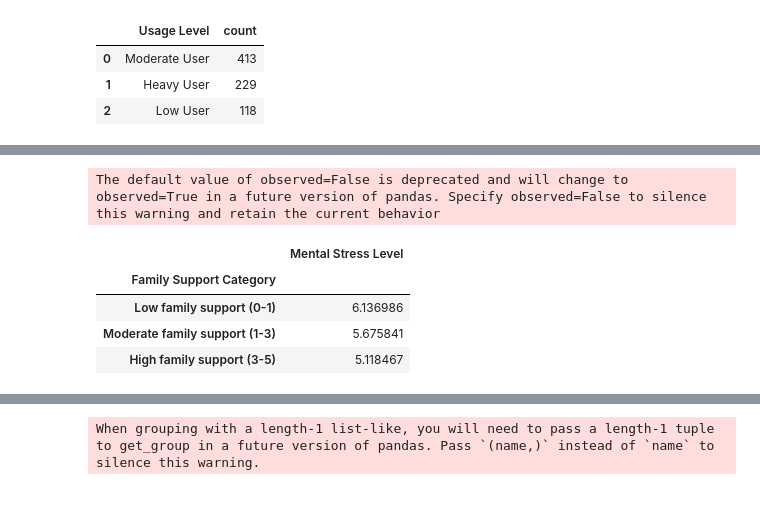
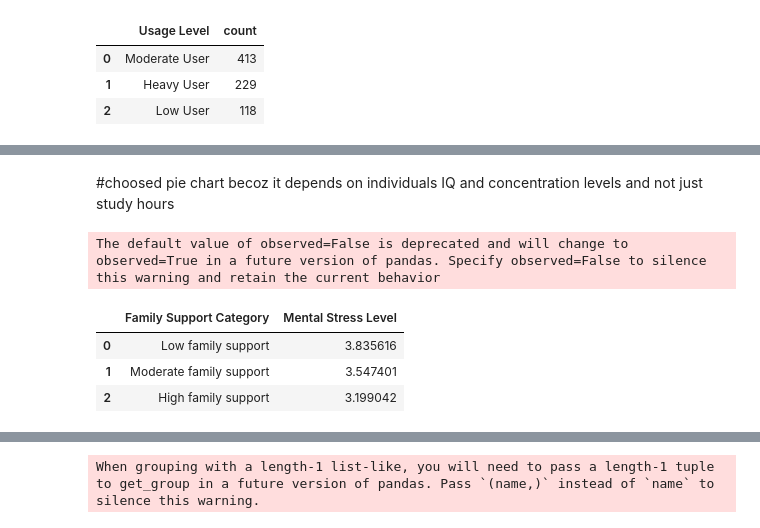
Before and after one commit to saitejaroyal-tech/Student-Lifestyle-Value-Survey-Analysis, a Jupyter notebook: jupiternotebook.ipynb, the cells around one changed output, grey strips where cells are left out. Drawn from its saved outputs; the diff is of its cells as text; code cells hidden in the pictures; blank space fills up the shorter version.

```diff
--- a/jupiternotebook.ipynb
+++ b/jupiternotebook.ipynb
@@ -72 +88,5 @@ Substance Use                         0
 dtype: int64
+# %%
+#mental stress levels should be normalized on scale of 5
+df_lifestyle['Mental Stress Level'] = df_lifestyle['Mental Stress Level'] / df_lifestyle['Mental Stress Level'].max() * 5
+df_lifestyle['Mental Stress Level'].describe()
@@ -72,0 +103,7 @@ dtype: int64
+# %%
+#Academic Performance (GPA)  should be normalized on scale of 10
+df_lifestyle['Academic Performance (GPA)'] = df_lifestyle['Academic Performance (GPA)'] / df_lifestyle['Academic Performance (GPA)'].max() * 10
+df_lifestyle['Academic Performance (GPA)'].describe()
+#Academic Performance (GPA) round off to 2 decimal places
+df_lifestyle['Academic Performance (GPA)'] = df_lifestyle['Academic Performance (GPA)'].round(2)
+df_lifestyle['Academic Performance (GPA)']
@@ -73,7 +123,7 @@ dtype: int64
 # %%
 #Stress Level Distribution
-bins = [0, 3, 6, 10]
-labels = ['Low stress (1-3)', 'Moderate stress (4-6)', 'High stress (7-10)']
+bins = [0, 2,4,5]
+labels = ['Low stress (0-2)', 'Moderate stress (2-4)', 'High stress (4-5)']
 df_lifestyle['Stress Category'] = pd.cut(df_lifestyle['Mental Stress Level'], bins=bins, labels=labels, include_lowest=True)
 
 stress_counts = (
@@ -147,19 +191,13 @@ When grouping with a length-1 list-like, you will need to pass a length-1 tuple
 # %%
 #study hours v/s GPA
-study_bins = [0, 5, 10, 24]
-study_labels = ['Low study (0-2)', 'Moderate study (3-8)', 'High study (>8)']
+study_bins = [0, 7, 14,28]
+study_labels = ['Low study (0-7)', 'Moderate study (8-14)', 'High study (>14)']
 df_lifestyle['Study Category'] = pd.cut(df_lifestyle['Study Hours Per Week'], bins=study_bins, labels=study_labels, include_lowest=True)
 
 df_lifestyle['Study Category'].value_counts()
 study_hours_gpa = df_lifestyle.pivot_table(index='Study Category', values='Academic Performance (GPA)', aggfunc='mean').reset_index()
-study_hours_gpa_fig = px.bar(
-    study_hours_gpa,
-    x='Study Category',
-    y='Academic Performance (GPA)',
-    color='Study Category',title='Average GPA by Study Hours Per Week',
-    template='plotly_white'
-)
-study_hours_gpa_fig.show()
+study_hours_gpa
+study_hours_gpa.iplot(kind='pie',labels='Study Category',values='Academic Performance (GPA)')
 #effective study hours improve academic performance
 # %% [output]
 The default value of observed=False is deprecated and will change to observed=True in a future version of pandas. Specify observed=False to silence this warning and retain the current behavior
@@ -172,15 +204,16 @@ When grouping with a length-1 list-like, you will need to pass a length-1 tuple
 [interactive output not drawn]
+# %% [markdown]
+#choosed pie chart becoz it depends on individuals IQ and concentration levels and not just study hours
 # %%
 #family support v/s mental stress level
 family_support_bins = [0, 1,3,5]
-family_support_labels = ['Low family support (0-1)', 'Moderate family support (1-3)', 'High family support (3-5)']
+family_support_labels = ['Low family support', 'Moderate family support', 'High family support']
 df_lifestyle['Family Support Category'] = pd.cut(df_lifestyle['Family Support'], bins=family_support_bins, labels=family_support_labels, include_lowest=True)
-family_support_mentalstress_level=df_lifestyle.pivot_table(index='Family Support Category',values='Mental Stress Level',aggfunc='mean')
+family_support_mentalstress_level=df_lifestyle.pivot_table(index='Family Support Category',values='Mental Stress Level',aggfunc='mean').reset_index()
 family_support_mentalstress_level
 # %% [output]
 The default value of observed=False is deprecated and will change to observed=True in a future version of pandas. Specify observed=False to silence this warning and retain the current behavior
-|  | Mental Stress Level |
-| Family Support Category |  |
-| Low family support (0-1) | 6.136986 |
-| Moderate family support (1-3) | 5.675841 |
-| High family support (3-5) | 5.118467 |
+|  | Family Support Category | Mental Stress Level |
+| 0 | Low family support | 3.835616 |
+| 1 | Moderate family support | 3.547401 |
+| 2 | High family support | 3.199042 |
```
Also changed, not shown: parts of 26 cells of this notebook.
